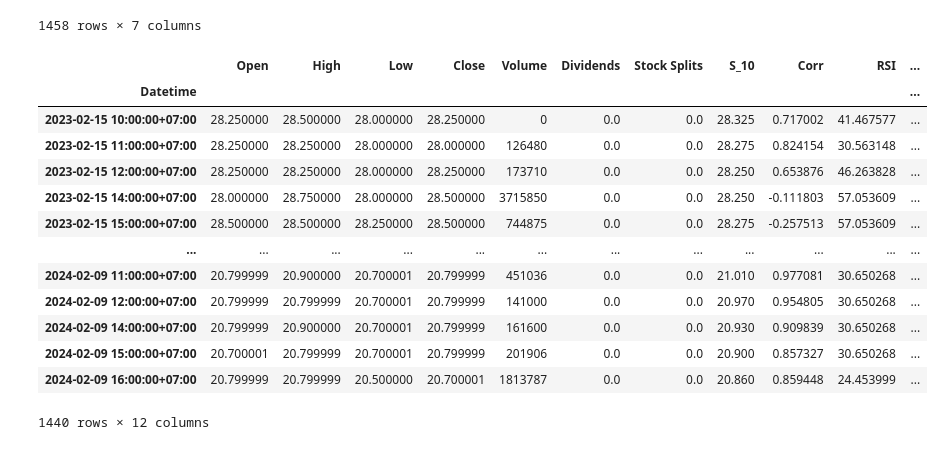
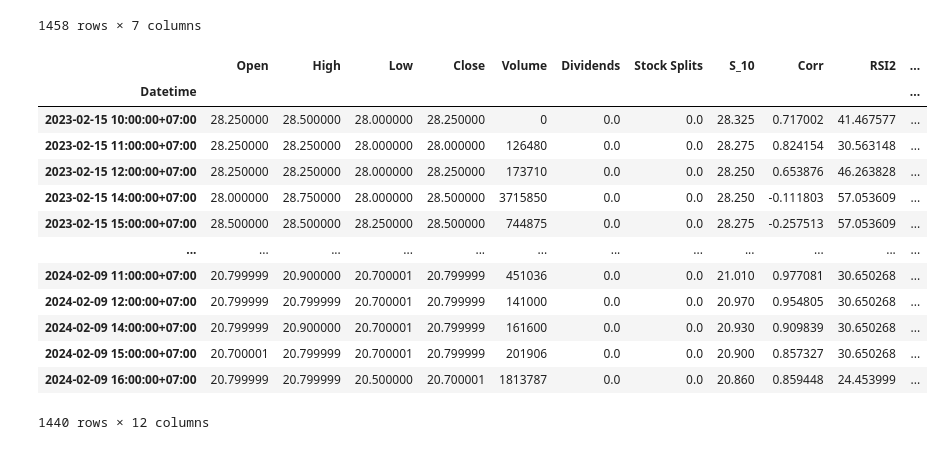
Before and after one commit to Liqgy/6610412007, a Jupyter notebook: Monsicha6610412007.ipynb, the cells around one changed output. Drawn from its saved outputs; the diff is of its cells as text; code cells hidden in the pictures.

```diff
--- a/Monsicha6610412007.ipynb
+++ b/Monsicha6610412007.ipynb
@@ -247,14 +247,14 @@ df2
 # %%
 df2['S_10'] = df2['Close'].rolling(window=10).mean()
 df2['Corr'] = df2['Close'].rolling(window=10).corr(df2['S_10'])
-df2['RSI'] = ta.RSI(np.array(df2['Close']), timeperiod =10)
+df2['RSI2'] = ta.RSI(np.array(df2['Close']), timeperiod =10)
 df2['Open-Close'] = df2['Open'] - df2['Close'].shift(1)
 df2['Open-Open'] = df2['Open'] - df2['Open'].shift(1)
 df2 = df2.dropna()
 X2 = df2.iloc[:,:15]
 X2
 # %% [output]
-|  | Open | High | Low | Close | Volume | Dividends | Stock Splits | S_10 | Corr | RSI | ... |
+|  | Open | High | Low | Close | Volume | Dividends | Stock Splits | S_10 | Corr | RSI2 | ... |
 | Datetime |  |  |  |  |  |  |  |  |  |  | ... |
 | 2023-02-15 10:00:00+07:00 | 28.250000 | 28.500000 | 28.000000 | 28.250000 | 0 | 0.0 | 0.0 | 28.325 | 0.717002 | 41.467577 | ... |
 | 2023-02-15 11:00:00+07:00 | 28.250000 | 28.250000 | 28.000000 | 28.000000 | 126480 | 0.0 | 0.0 | 28.275 | 0.824154 | 30.563148 | ... |
```
Also changed, not shown: parts of 24 cells of this notebook.
